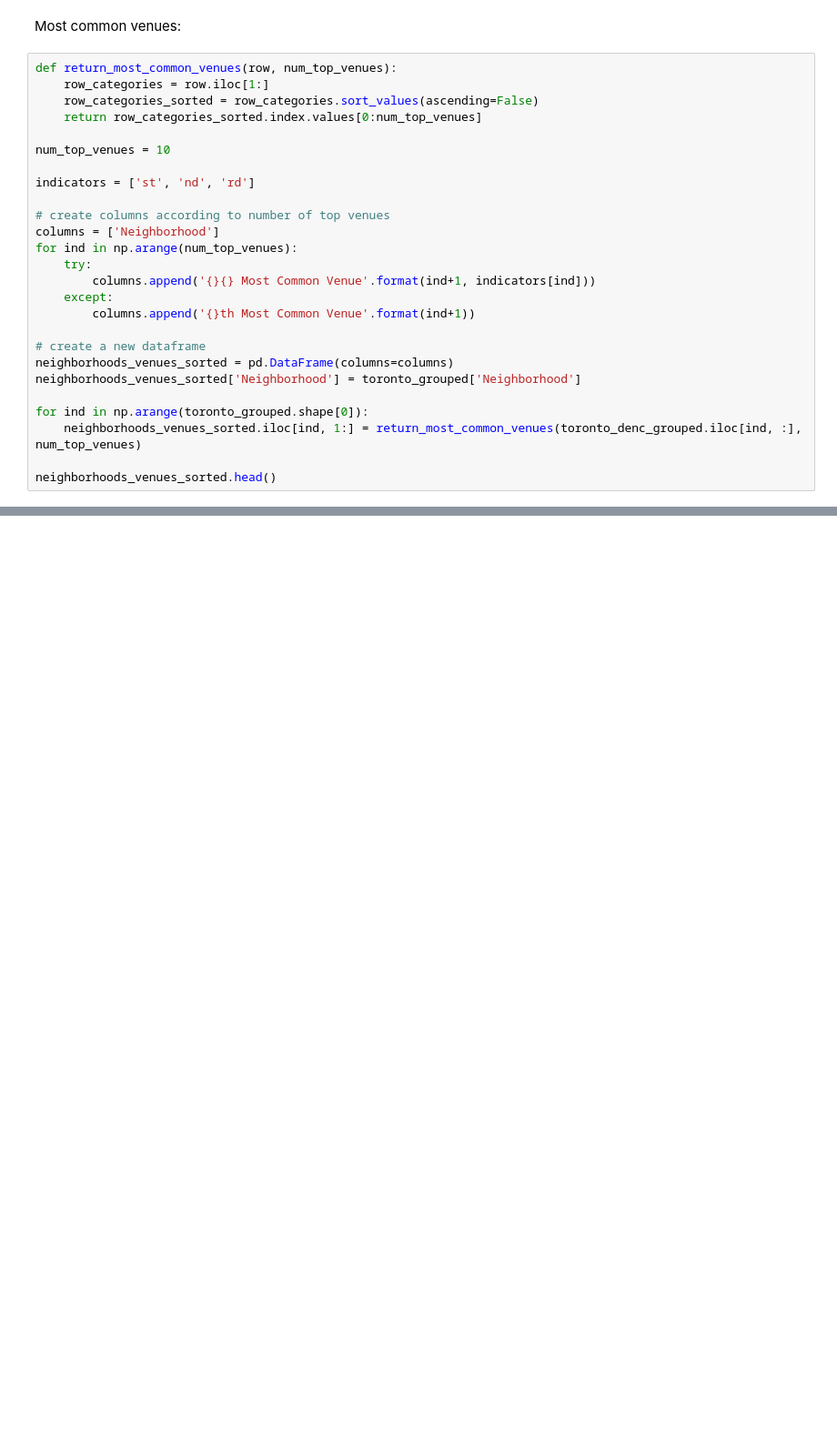
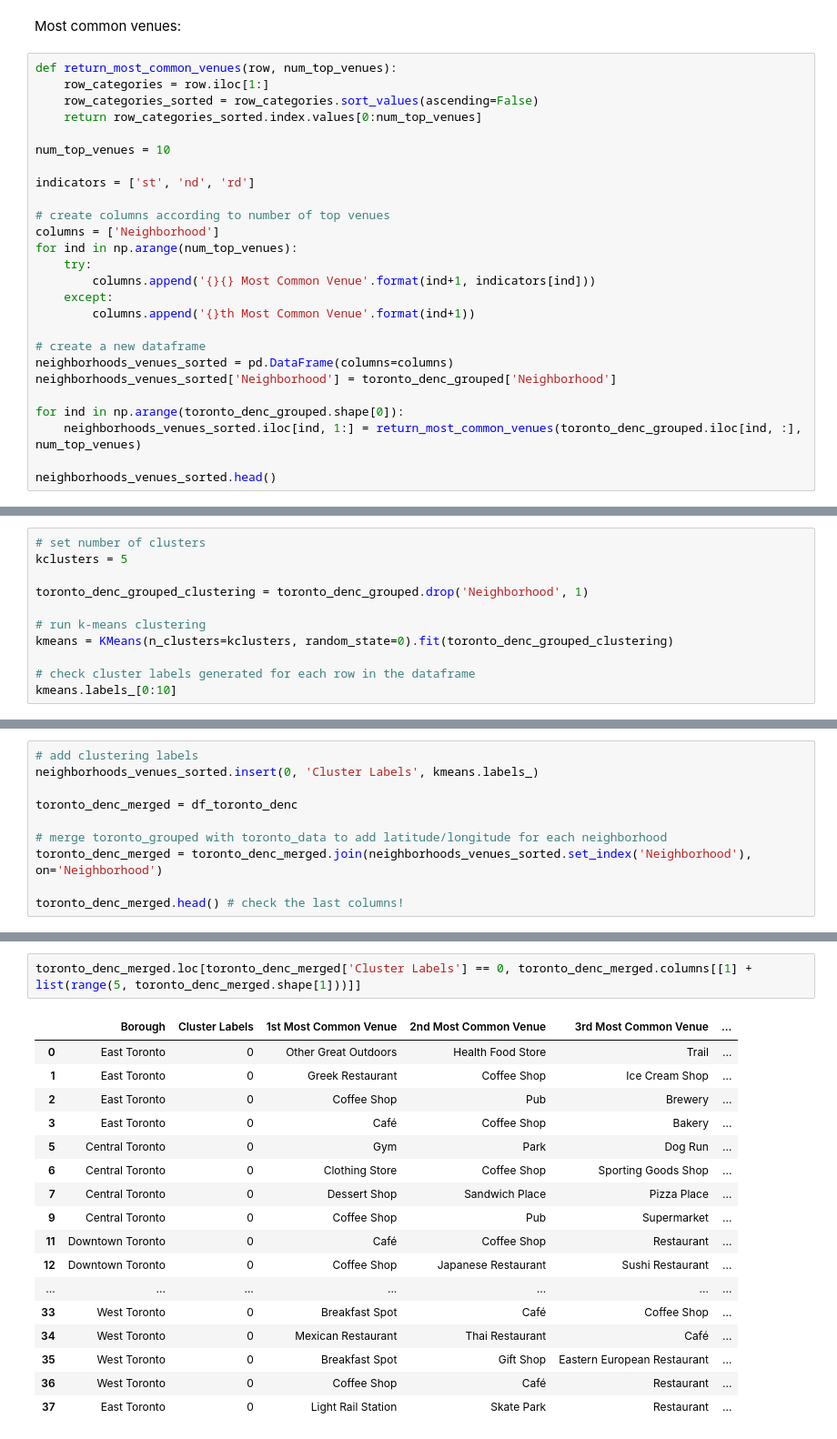
Before and after one commit to unikorn74/capstone, a Jupyter notebook: Kmeans-Clustering-Assignment.ipynb, the cells around one changed output, grey strips where cells are left out. Shown at 91% size. Saved outputs shown, nothing was run; the diff lists cells and outputs as text; blank space fills up the shorter version.

```diff
--- a/Kmeans-Clustering-Assignment.ipynb
+++ b/Kmeans-Clustering-Assignment.ipynb
@@ -383,9 +424,9 @@ for ind in np.arange(num_top_venues):
 
 # create a new dataframe
 neighborhoods_venues_sorted = pd.DataFrame(columns=columns)
-neighborhoods_venues_sorted['Neighborhood'] = toronto_grouped['Neighborhood']
+neighborhoods_venues_sorted['Neighborhood'] = toronto_denc_grouped['Neighborhood']
 
-for ind in np.arange(toronto_grouped.shape[0]):
+for ind in np.arange(toronto_denc_grouped.shape[0]):
     neighborhoods_venues_sorted.iloc[ind, 1:] = return_most_common_venues(toronto_denc_grouped.iloc[ind, :], num_top_venues)
 
 neighborhoods_venues_sorted.head()
@@ -391,0 +442,11 @@ neighborhoods_venues_sorted.head()
+# %%
+# set number of clusters
+kclusters = 5
+
+toronto_denc_grouped_clustering = toronto_denc_grouped.drop('Neighborhood', 1)
+
+# run k-means clustering
+kmeans = KMeans(n_clusters=kclusters, random_state=0).fit(toronto_denc_grouped_clustering)
+
+# check cluster labels generated for each row in the dataframe
+kmeans.labels_[0:10]
@@ -391,0 +455,10 @@ neighborhoods_venues_sorted.head()
+# %%
+# add clustering labels
+neighborhoods_venues_sorted.insert(0, 'Cluster Labels', kmeans.labels_)
+
+toronto_denc_merged = df_toronto_denc
+
+# merge toronto_grouped with toronto_data to add latitude/longitude for each neighborhood
+toronto_denc_merged = toronto_denc_merged.join(neighborhoods_venues_sorted.set_index('Neighborhood'), on='Neighborhood')
+
+toronto_denc_merged.head() # check the last columns!
@@ -391,0 +506,20 @@ neighborhoods_venues_sorted.head()
+# %%
+toronto_denc_merged.loc[toronto_denc_merged['Cluster Labels'] == 0, toronto_denc_merged.columns[[1] + list(range(5, toronto_denc_merged.shape[1]))]]
+# %% [output]
+|  | Borough | Cluster Labels | 1st Most Common Venue | 2nd Most Common Venue | 3rd Most Common Venue | ... |
+| 0 | East Toronto | 0 | Other Great Outdoors | Health Food Store | Trail | ... |
+| 1 | East Toronto | 0 | Greek Restaurant | Coffee Shop | Ice Cream Shop | ... |
+| 2 | East Toronto | 0 | Coffee Shop | Pub | Brewery | ... |
+| 3 | East Toronto | 0 | Café | Coffee Shop | Bakery | ... |
+| 5 | Central Toronto | 0 | Gym | Park | Dog Run | ... |
+| 6 | Central Toronto | 0 | Clothing Store | Coffee Shop | Sporting Goods Shop | ... |
+| 7 | Central Toronto | 0 | Dessert Shop | Sandwich Place | Pizza Place | ... |
+| 9 | Central Toronto | 0 | Coffee Shop | Pub | Supermarket | ... |
+| 11 | Downtown Toronto | 0 | Café | Coffee Shop | Restaurant | ... |
+| 12 | Downtown Toronto | 0 | Coffee Shop | Japanese Restaurant | Sushi Restaurant | ... |
+| ... | ... | ... | ... | ... | ... | ... |
+| 33 | West Toronto | 0 | Breakfast Spot | Café | Coffee Shop | ... |
+| 34 | West Toronto | 0 | Mexican Restaurant | Thai Restaurant | Café | ... |
+| 35 | West Toronto | 0 | Breakfast Spot | Gift Shop | Eastern European Restaurant | ... |
+| 36 | West Toronto | 0 | Coffee Shop | Café | Restaurant | ... |
+| 37 | East Toronto | 0 | Light Rail Station | Skate Park | Restaurant | ... |
```
Also changed, not shown: parts of 23 cells of this notebook.
